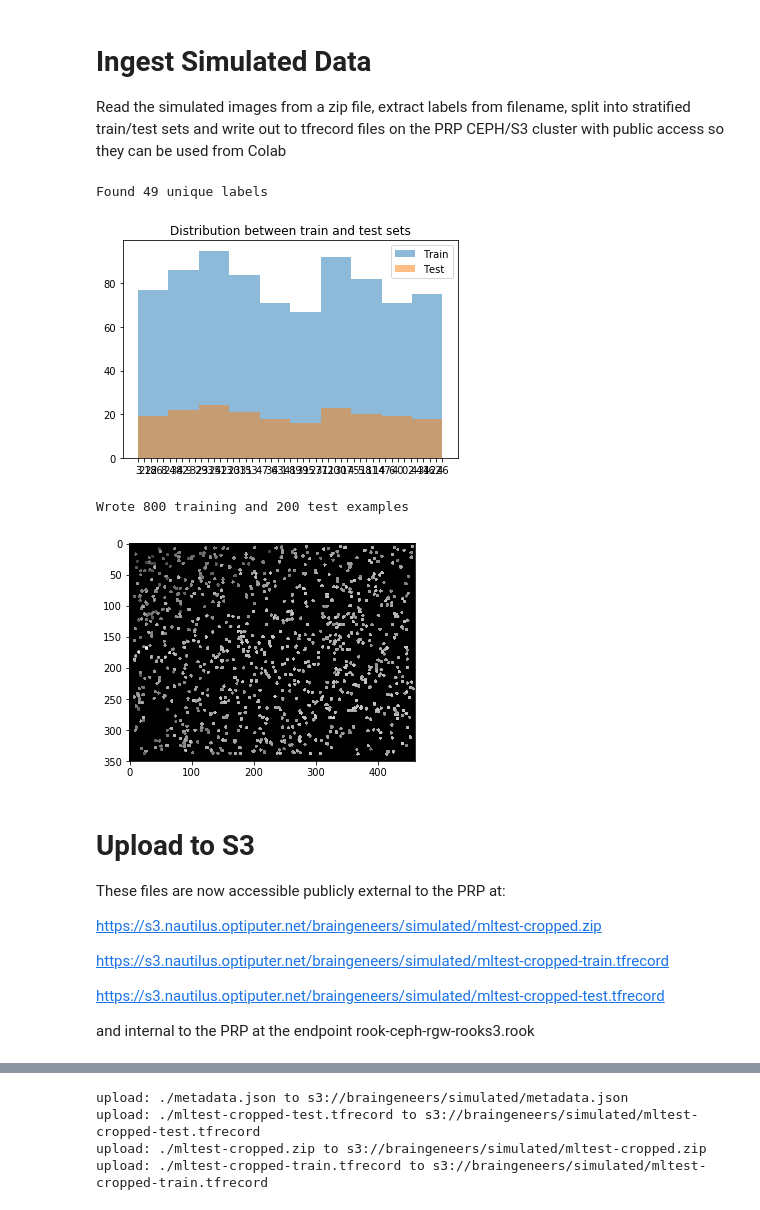
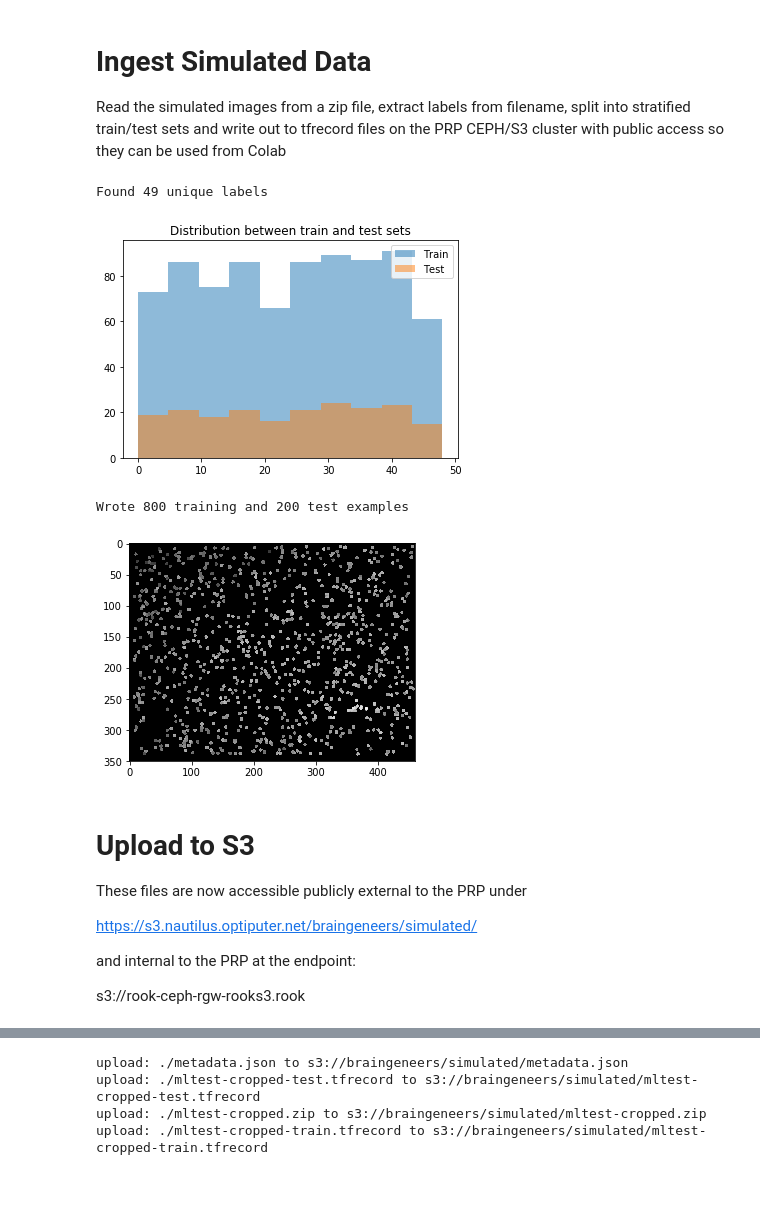
Before and after one commit to braingeneers/organoid-net, a Jupyter notebook: simulated/ingest.ipynb, the cells around one changed output, grey strips where cells are left out. Drawn from its saved outputs; the diff is of its cells as text; code cells hidden in the pictures.

```diff
--- a/simulated/ingest.ipynb
+++ b/simulated/ingest.ipynb
@@ -18,22 +18,22 @@ os.chdir(os.path.expanduser("~/data/braingeneers/simulated"))
 # %%
 # Extract labels from filenames and split with associated path into stratified train/test
 with zipfile.ZipFile("mltest-cropped.zip", "r") as f:
     paths = [path for path in filter(lambda p: p.endswith(".png"), f.namelist())]
-    labels = [re.findall(r".*?\/\w+_(\d+)", path)[0] for path in paths]
+    labels = [int(re.findall(r".*?\/\w+_(\d+)", path)[0]) for path in paths]
 print("Found {} unique labels".format(len(set(labels))))
 
 from sklearn.model_selection import train_test_split
 X_train, X_test, y_train, y_test = train_test_split(paths, labels, stratify=labels, test_size=0.20)
 
 # Plot labels in train/test to verify stratification
 plt.hist(y_train, alpha=0.5, label='Train')
 plt.hist(y_test, alpha=0.5, label='Test')
 plt.legend(loc='upper right')
 plt.title("Distribution between train and test sets")
 plt.show()
 # %% [output]
 Found 49 unique labels
-[figure, old version]
+[figure, new version]
 # %%
 def write_dataset(src, dest, paths, labels):
     """
@@ -65,26 +64,24 @@ import json
 with open("metadata.json", "w") as f:
     f.write(json.dumps({
         "description": "https://github.com/braingeneers/braingeneers/issues/3",
+        "labels": sorted(list(set(y_test))),
         "num_train_examples": len(X_train),
         "num_test_examples": len(X_test),
         "image_width": image.size[0],
         "image_height": image.size[1]
     }))
 # %% [output]
-[figure, old version]
+[figure, new version]
 # %% [markdown]
 # Upload to S3
 
-These files are now accessible publicly external to the PRP at:
+These files are now accessible publicly external to the PRP under
 
-  https://s3.nautilus.optiputer.net/braingeneers/simulated/mltest-cropped.zip
+https://s3.nautilus.optiputer.net/braingeneers/simulated/
 
-  https://s3.nautilus.optiputer.net/braingeneers/simulated/mltest-cropped-train.tfrecord
+and internal to the PRP at the endpoint:
 
-  https://s3.nautilus.optiputer.net/braingeneers/simulated/mltest-cropped-test.tfrecord
-
-
-and internal to the PRP at the endpoint rook-ceph-rgw-rooks3.rook
+s3://rook-ceph-rgw-rooks3.rook
 # %%
 # Empty the path
 !aws --profile {os.getenv("AWS_PROFILE")} --endpoint {os.getenv("AWS_S3_ENDPOINT")} \
```
Also changed, not shown: parts of 3 cells of this notebook, 1 other file.
